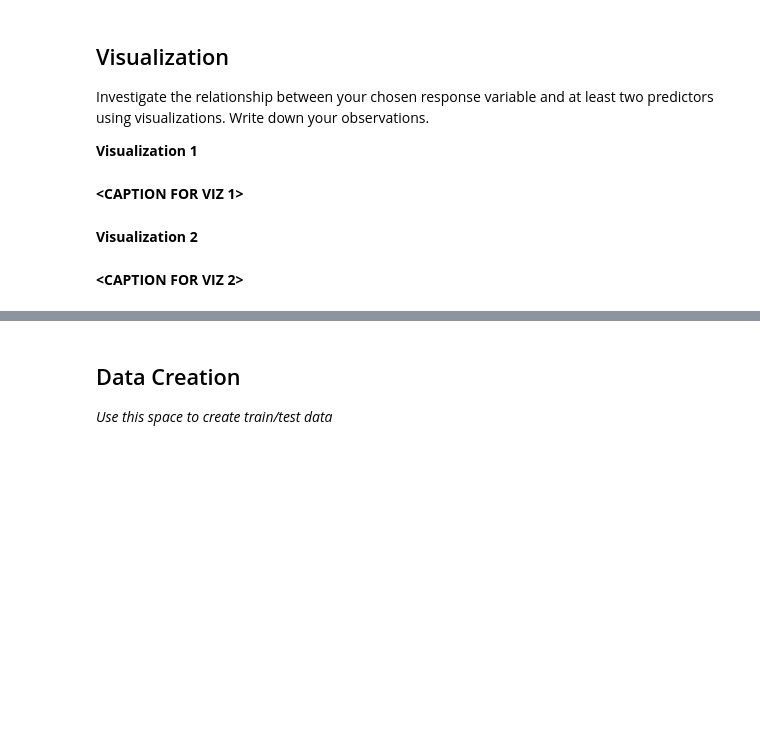
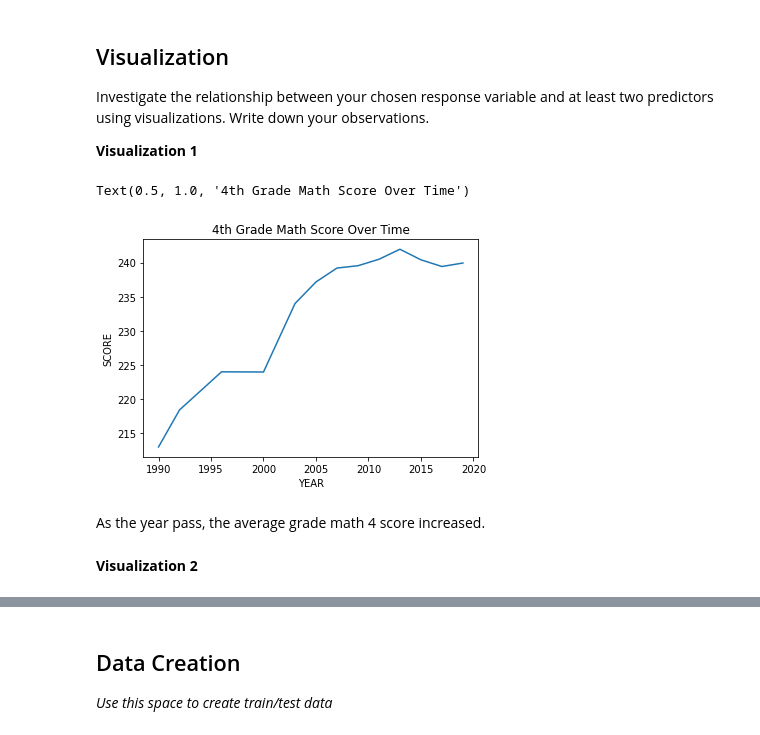
Before and after one commit to JoonKimMich/Joonseop-Kim-Git-Tutorial, a Jupyter notebook: MDST-Tutorial-Redesign-main/tutorial1/checkpoint1.ipynb, the cells around one changed output, grey strips where cells are left out. Cells and saved outputs as stored; diff of their text form; code cells hidden in the pictures; blank space fills up the shorter version.

```diff
--- a/MDST-Tutorial-Redesign-main/tutorial1/checkpoint1.ipynb
+++ b/MDST-Tutorial-Redesign-main/tutorial1/checkpoint1.ipynb
@@ -45,4 +45,4 @@ You should always familiarize yourself with what each column in the dataframe re
 # %% [markdown]
 Use this space to rename columns, deal with missing data, etc. _(optional)_
 # %%
-df.dropna()
+df.dropna(subset=['AVG_MATH_4_SCORE'], inplace=True)
@@ -117,9 +117,14 @@ Feature engineering justification: **<BRIEFLY DESCRIBE WHY YOU MADE THE CHANGES
 Investigate the relationship between your chosen response variable and at least two predictors using visualizations. Write down your observations.
 
 **Visualization 1**
-# %% [markdown]
-**<CAPTION FOR VIZ 1>**
+# %%
+df.groupby('YEAR')["AVG_MATH_4_SCORE"].mean().plot()
+plt.ylabel('SCORE')
+plt.title('4th Grade Math Score Over Time')
+# %% [output]
+Text(0.5, 1.0, '4th Grade Math Score Over Time')
+[figure, added]
+# %% [markdown]
+As the year pass, the average grade math 4 score increased.
 # %% [markdown]
 **Visualization 2**
-# %% [markdown]
-**<CAPTION FOR VIZ 2>**
```
Also changed, not shown: parts of 21 cells of this notebook, 1 other file.
